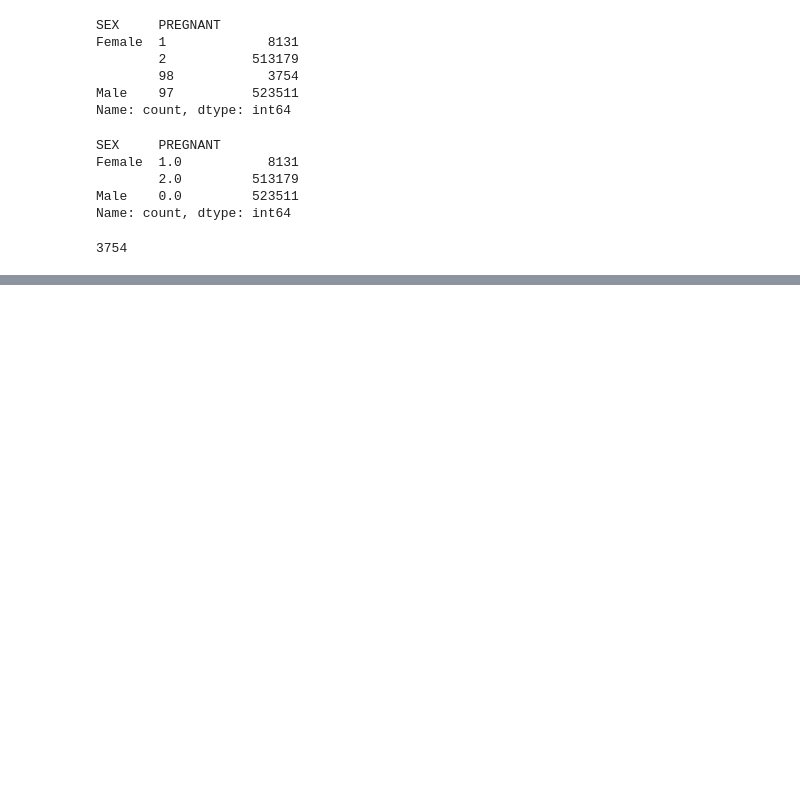
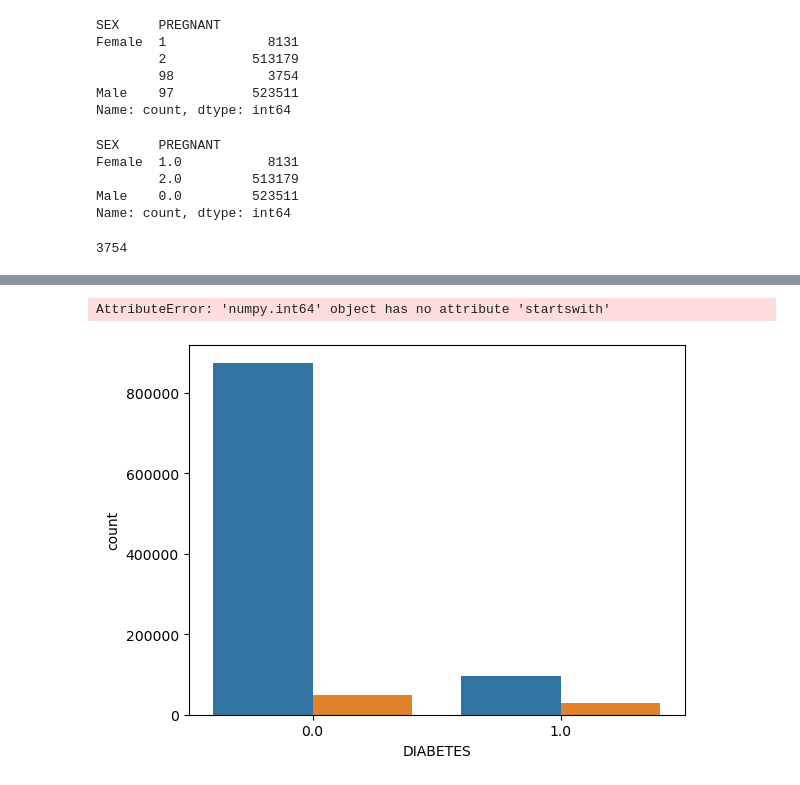
Before and after one commit to dzungnguyen21/Ml, a Jupyter notebook: ml.ipynb, the cells around one changed output, grey strips where cells are left out. Saved outputs shown, nothing was run; the diff lists cells and outputs as text; code cells hidden in the pictures; blank space fills up the shorter version.

```diff
--- a/ml.ipynb
+++ b/ml.ipynb
@@ -208,0 +326,5 @@ df['ICU'].replace(2.0, 0, inplace=True)
+# %%
+sns.countplot(data = df, x = "DIABETES", hue = "DEATH")
+# %% [output]
+AttributeError: 'numpy.int64' object has no attribute 'startswith'
+[figure, added]
```
Also changed, not shown: parts of 24 cells of this notebook.
